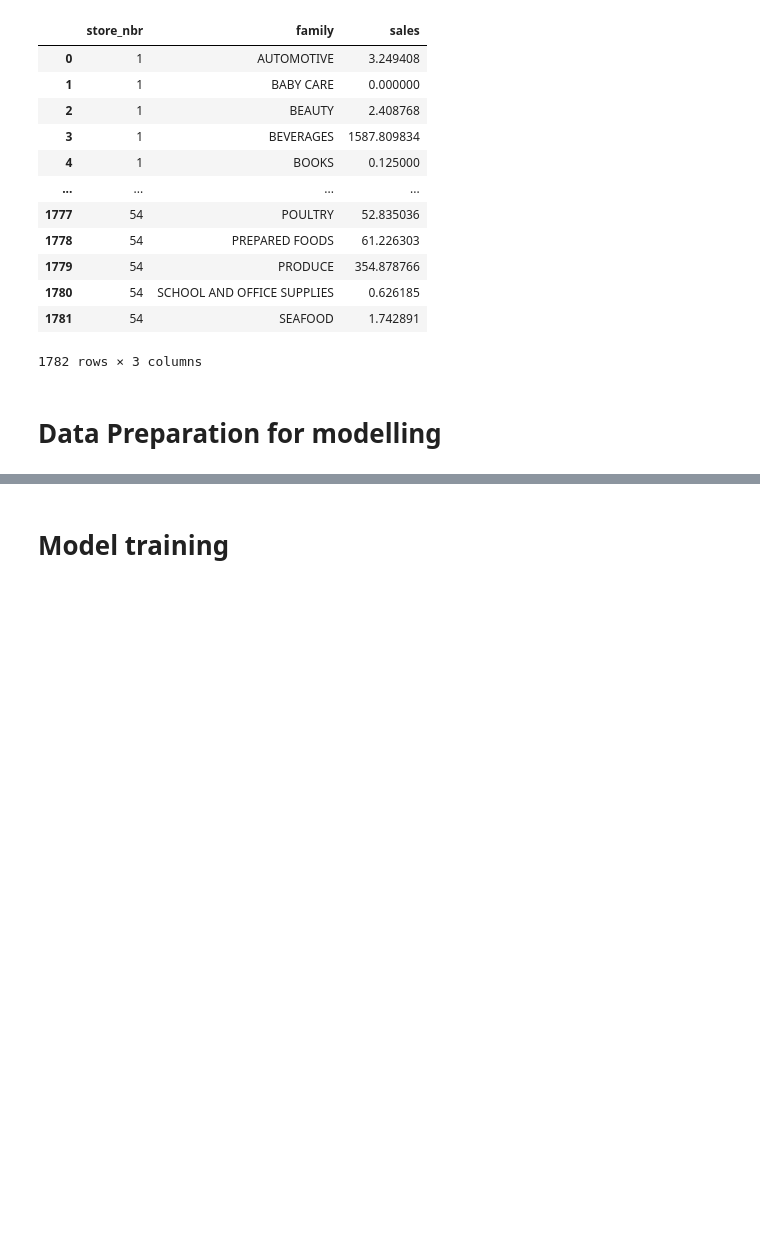
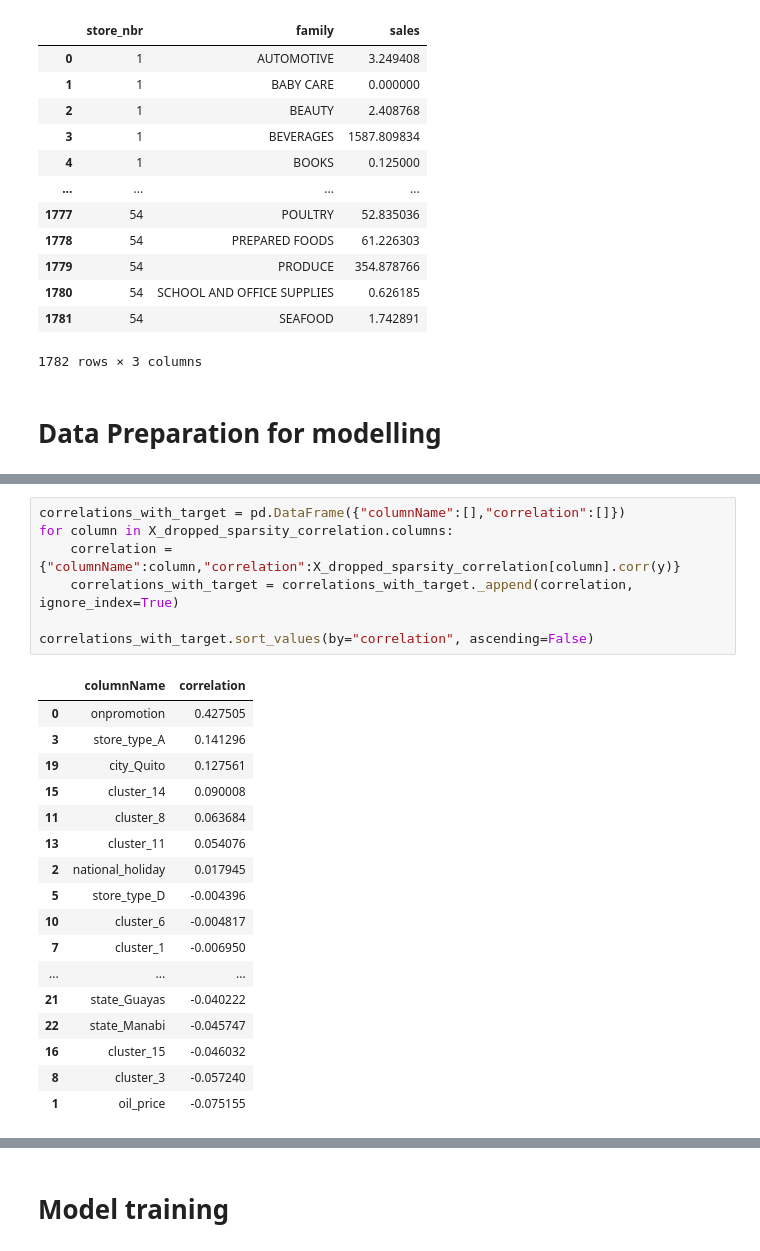
Before and after one commit to kunalkundu30/store-sales, a Jupyter notebook: EDA.ipynb, the cells around one changed output, grey strips where cells are left out. Saved outputs shown, nothing was run; the diff lists cells and outputs as text; blank space fills up the shorter version.

```diff
--- a/EDA.ipynb
+++ b/EDA.ipynb
@@ -241,0 +339,25 @@ X.drop(columns = config["encoded_columns_drop"], inplace = True)
+# %%
+correlations_with_target = pd.DataFrame({"columnName":[],"correlation":[]})
+for column in X_dropped_sparsity_correlation.columns:
+    correlation = {"columnName":column,"correlation":X_dropped_sparsity_correlation[column].corr(y)}
+    correlations_with_target = correlations_with_target._append(correlation, ignore_index=True)
+
+correlations_with_target.sort_values(by="correlation", ascending=False)
+# %% [output]
+|  | columnName | correlation |
+| 0 | onpromotion | 0.427505 |
+| 3 | store_type_A | 0.141296 |
+| 19 | city_Quito | 0.127561 |
+| 15 | cluster_14 | 0.090008 |
+| 11 | cluster_8 | 0.063684 |
+| 13 | cluster_11 | 0.054076 |
+| 2 | national_holiday | 0.017945 |
+| 5 | store_type_D | -0.004396 |
+| 10 | cluster_6 | -0.004817 |
+| 7 | cluster_1 | -0.006950 |
+| ... | ... | ... |
+| 21 | state_Guayas | -0.040222 |
+| 22 | state_Manabi | -0.045747 |
+| 16 | cluster_15 | -0.046032 |
+| 8 | cluster_3 | -0.057240 |
+| 1 | oil_price | -0.075155 |
```
Also changed, not shown: parts of 21 cells of this notebook, 3 other files.
